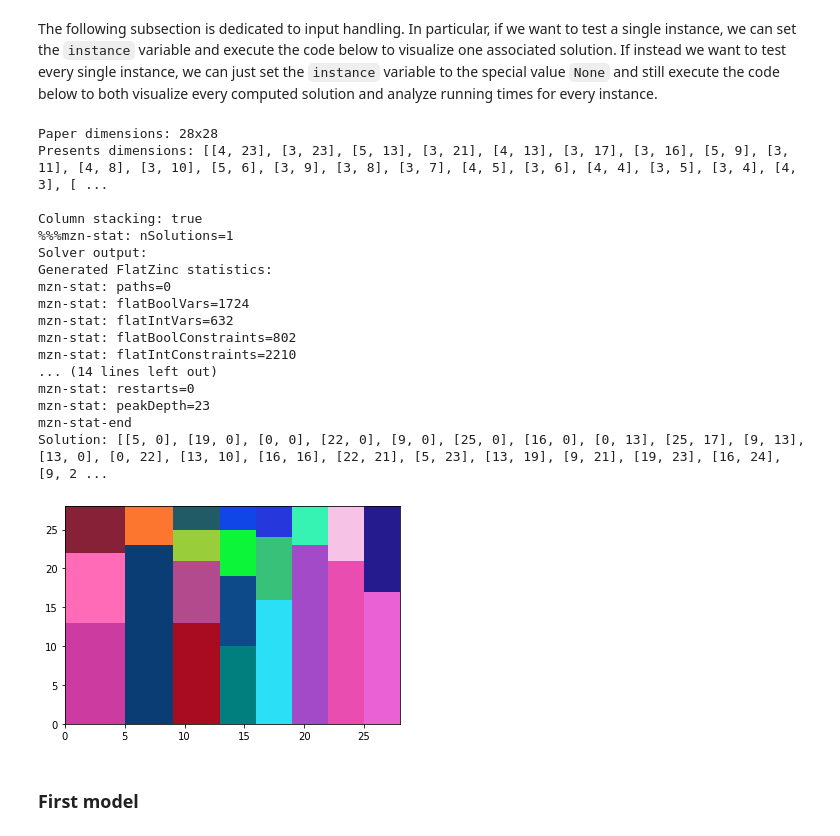
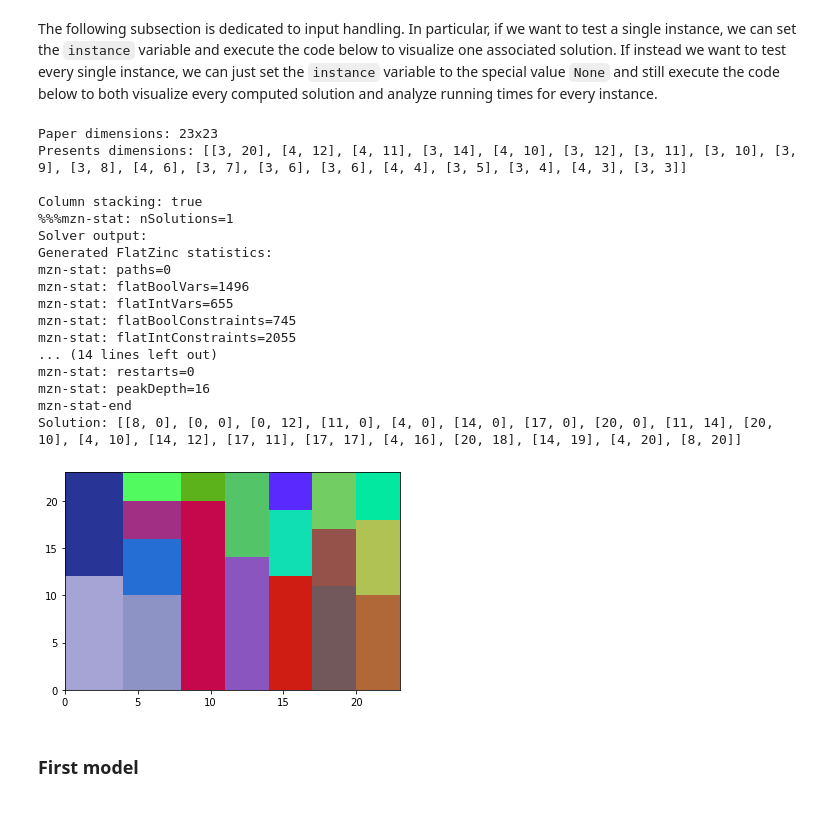
Before and after one commit to LeoCalbi/present-wrapping, a Jupyter notebook: pwp.ipynb, the cells around one changed output. Drawn from its saved outputs; the diff is of its cells as text; code cells hidden in the pictures.

```diff
--- a/pwp.ipynb
+++ b/pwp.ipynb
@@ -154,8 +154,8 @@ CP models are implemented with the MiniZinc language and models execution is man
 # %% [markdown]
 The following subsection is dedicated to input handling. In particular, if we want to test a single instance, we can set the `instance` variable and execute the code below to visualize one associated solution. If instead we want to test every single instance, we can just set the `instance` variable to the special value `None` and still execute the code below to both visualize every computed solution and analyze running times for every instance.
 # %%
-instance = 28
-min_instance, max_instance = 28, 40
+instance = 23
+min_instance, max_instance = 8, 40
 # %%
 times = []
 instances = []
@@ -164,43 +164,43 @@ if instance is not None:
 for i in range(min_instance, max_instance + 1):
     current_instance = f"{i}x{i}"
     instances.append(i)
     path = f"instances/{current_instance}.txt"
     w_paper, h_paper, n, presents = read_input(path)
     unordered_presents = list(presents)
     presents, sorted_indices = order_presents(presents, method='area', reverse=True)
     bl_corners = []
     print(f"Paper dimensions: {i}x{i}")
     print(f"Presents dimensions: {presents}")
     start_time = time()
-    solutions = %minizinc -s pwp-v5
+    solutions = %minizinc -s pwp-v6
     end_time = time()
     times.append(end_time - start_time)
     if solutions:
         solution = solutions['bl_corners'] if 'bl_corners' in solutions else solutions[0]['bl_corners']
         show_solution(w_paper, h_paper, n, presents, solution)
         output(w_paper, h_paper, n, presents, solution, model='cp')
 if len(instances) > 1:
     print("Instance size / Running time plot:")
     show_running_times(instances, times)
 # %% [output]
-Paper dimensions: 28x28
-Presents dimensions: [[4, 23], [3, 23], [5, 13], [3, 21], [4, 13], [3, 17], [3, 16], [5, 9], [3, 11], [4, 8], [3, 10], [5, 6], [3, 9], [3, 8], [3, 7], [4, 5], [3, 6], [4, 4], [3, 5], [3, 4], [4, 3], [ ...
+Paper dimensions: 23x23
+Presents dimensions: [[3, 20], [4, 12], [4, 11], [3, 14], [4, 10], [3, 12], [3, 11], [3, 10], [3, 9], [3, 8], [4, 6], [3, 7], [3, 6], [3, 6], [4, 4], [3, 5], [3, 4], [4, 3], [3, 3]]
 
 Column stacking: true
 %%%mzn-stat: nSolutions=1
 Solver output:
 Generated FlatZinc statistics:
 mzn-stat: paths=0
-mzn-stat: flatBoolVars=1724
-mzn-stat: flatIntVars=632
-mzn-stat: flatBoolConstraints=802
-mzn-stat: flatIntConstraints=2210
+mzn-stat: flatBoolVars=1496
+mzn-stat: flatIntVars=655
+mzn-stat: flatBoolConstraints=745
+mzn-stat: flatIntConstraints=2055
 ... (14 lines left out)
 mzn-stat: restarts=0
-mzn-stat: peakDepth=23
+mzn-stat: peakDepth=16
 mzn-stat-end
-Solution: [[5, 0], [19, 0], [0, 0], [22, 0], [9, 0], [25, 0], [16, 0], [0, 13], [25, 17], [9, 13], [13, 0], [0, 22], [13, 10], [16, 16], [22, 21], [5, 23], [13, 19], [9, 21], [19, 23], [16, 24], [9, 2 ...
+Solution: [[8, 0], [0, 0], [0, 12], [11, 0], [4, 0], [14, 0], [17, 0], [20, 0], [11, 14], [20, 10], [4, 10], [14, 12], [17, 11], [17, 17], [4, 16], [20, 18], [14, 19], [4, 20], [8, 20]]
-[figure, old version]
+[figure, new version]
 # %% [markdown]
 ### First model
 # %% [markdown]
```
Also changed, not shown: parts of 6 cells of this notebook, 22 other files.
